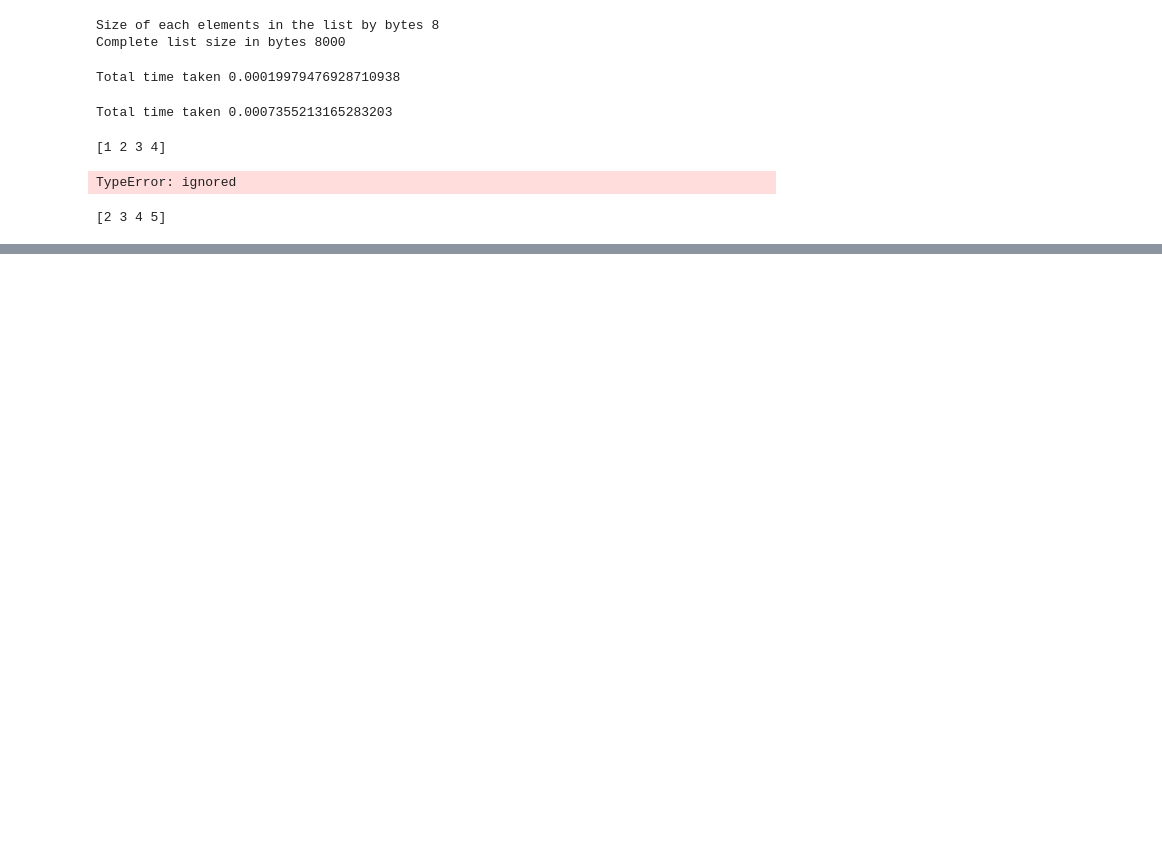
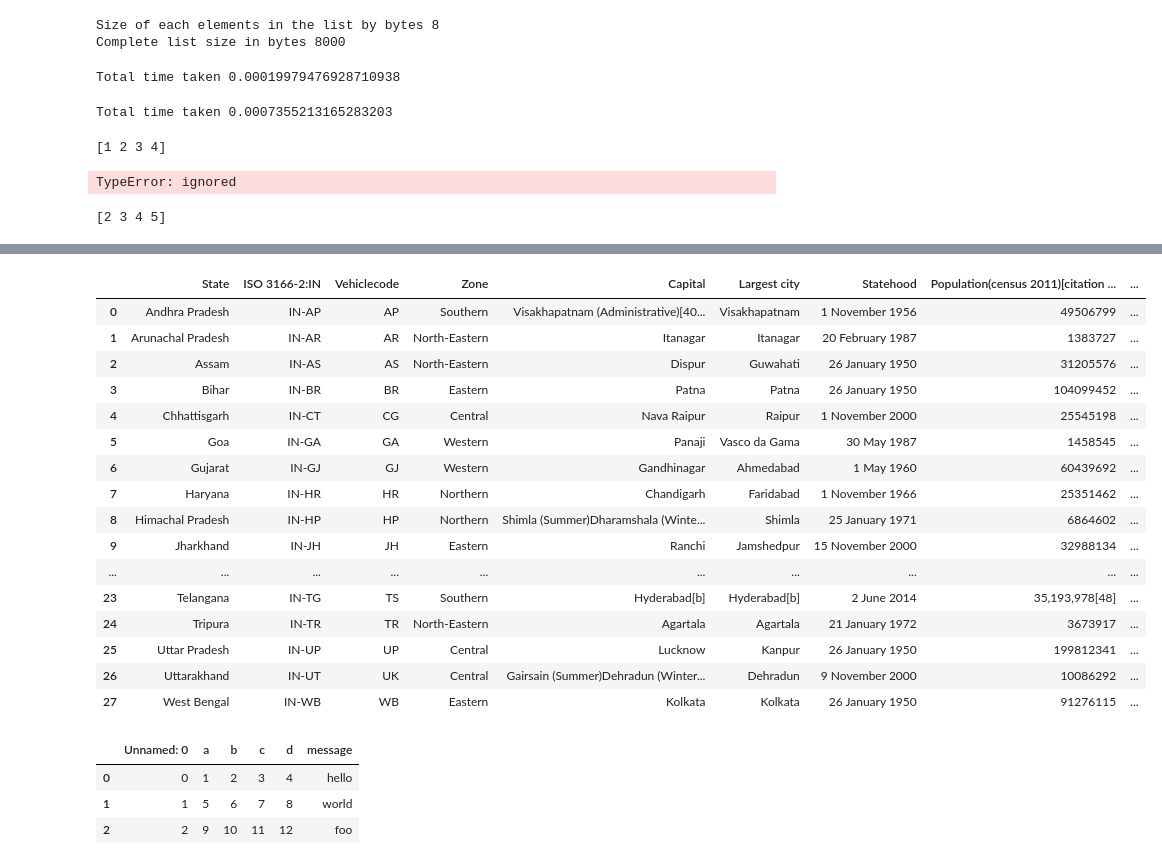
Before and after one commit to SairamTadepalli19/Day1_ML, a Jupyter notebook: Day1_ML.ipynb, the cells around one changed output, grey strips where cells are left out. Drawn from its saved outputs; the diff is of its cells as text; code cells hidden in the pictures; blank space fills up the shorter version.

```diff
--- a/Day1_ML.ipynb
+++ b/Day1_ML.ipynb
@@ -104,0 +403,4 @@ print(arr + 1)
+# %%
+#We are using html parser to access data from a webpage and read the content in that web page
+
+web = pd.read_html("https://en.wikipedia.org/wiki/States_and_union_territories_of_India")[3]
@@ -104,0 +418,27 @@ print(arr + 1)
+# %%
+web
+# %% [output]
+|  | State | ISO 3166-2:IN | Vehiclecode | Zone | Capital | Largest city | Statehood | Population(census 2011)[citation ... | ... |
+| 0 | Andhra Pradesh | IN-AP | AP | Southern | Visakhapatnam (Administrative)[40... | Visakhapatnam | 1 November 1956 | 49506799 | ... |
+| 1 | Arunachal Pradesh | IN-AR | AR | North-Eastern | Itanagar | Itanagar | 20 February 1987 | 1383727 | ... |
+| 2 | Assam | IN-AS | AS | North-Eastern | Dispur | Guwahati | 26 January 1950 | 31205576 | ... |
+| 3 | Bihar | IN-BR | BR | Eastern | Patna | Patna | 26 January 1950 | 104099452 | ... |
+| 4 | Chhattisgarh | IN-CT | CG | Central | Nava Raipur | Raipur | 1 November 2000 | 25545198 | ... |
+| 5 | Goa | IN-GA | GA | Western | Panaji | Vasco da Gama | 30 May 1987 | 1458545 | ... |
+| 6 | Gujarat | IN-GJ | GJ | Western | Gandhinagar | Ahmedabad | 1 May 1960 | 60439692 | ... |
+| 7 | Haryana | IN-HR | HR | Northern | Chandigarh | Faridabad | 1 November 1966 | 25351462 | ... |
+| 8 | Himachal Pradesh | IN-HP | HP | Northern | Shimla (Summer)Dharamshala (Winte... | Shimla | 25 January 1971 | 6864602 | ... |
+| 9 | Jharkhand | IN-JH | JH | Eastern | Ranchi | Jamshedpur | 15 November 2000 | 32988134 | ... |
+| ... | ... | ... | ... | ... | ... | ... | ... | ... | ... |
+| 23 | Telangana | IN-TG | TS | Southern | Hyderabad[b] | Hyderabad[b] | 2 June 2014 | 35,193,978[48] | ... |
+| 24 | Tripura | IN-TR | TR | North-Eastern | Agartala | Agartala | 21 January 1972 | 3673917 | ... |
+| 25 | Uttar Pradesh | IN-UP | UP | Central | Lucknow | Kanpur | 26 January 1950 | 199812341 | ... |
+| 26 | Uttarakhand | IN-UT | UK | Central | Gairsain (Summer)Dehradun (Winter... | Dehradun | 9 November 2000 | 10086292 | ... |
+| 27 | West Bengal | IN-WB | WB | Eastern | Kolkata | Kolkata | 26 January 1950 | 91276115 | ... |
+# %%
+excel.head()
+# %% [output]
+|  | Unnamed: 0 | a | b | c | d | message |
+| 0 | 0 | 1 | 2 | 3 | 4 | hello |
+| 1 | 1 | 5 | 6 | 7 | 8 | world |
+| 2 | 2 | 9 | 10 | 11 | 12 | foo |
```
Also changed, not shown: parts of 42 cells of this notebook.
